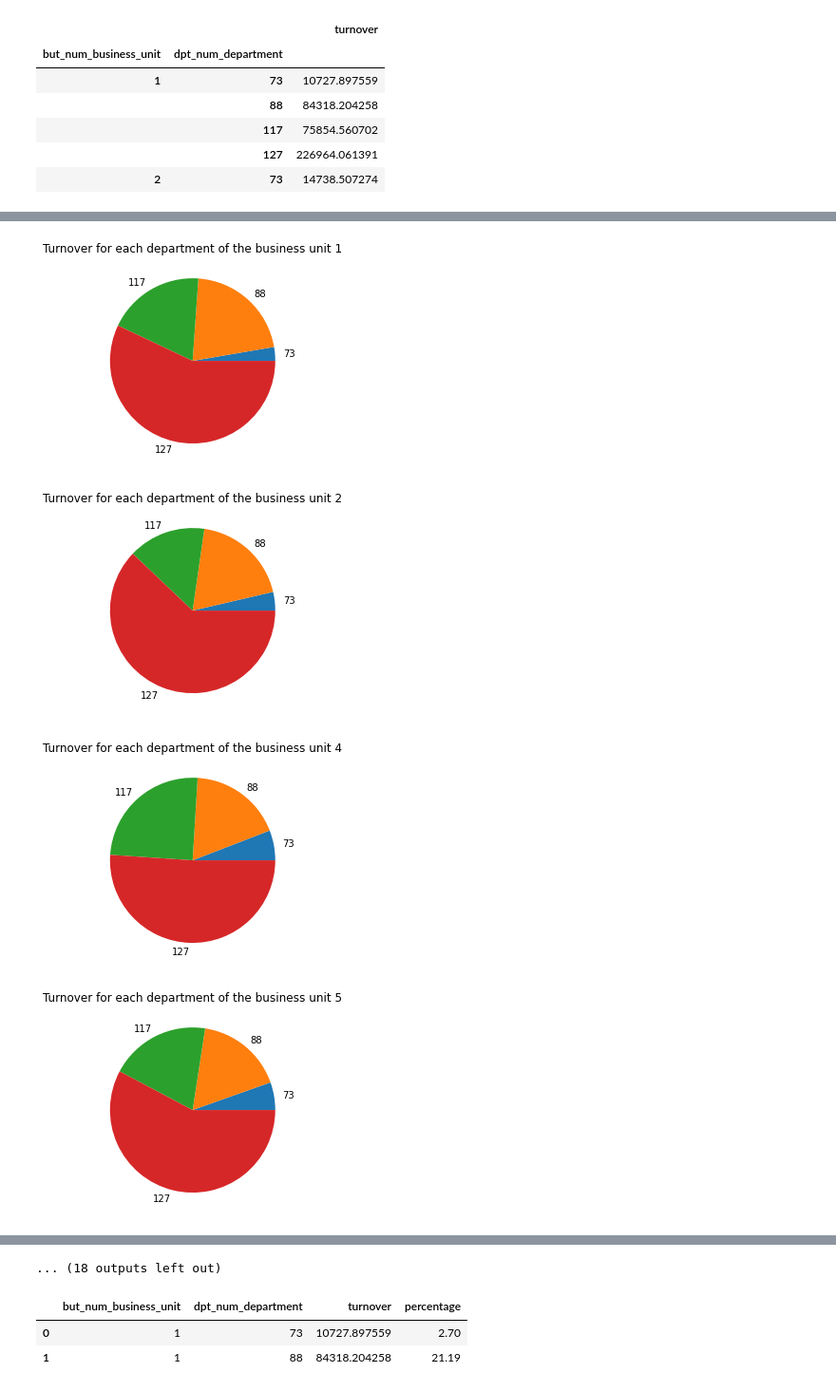
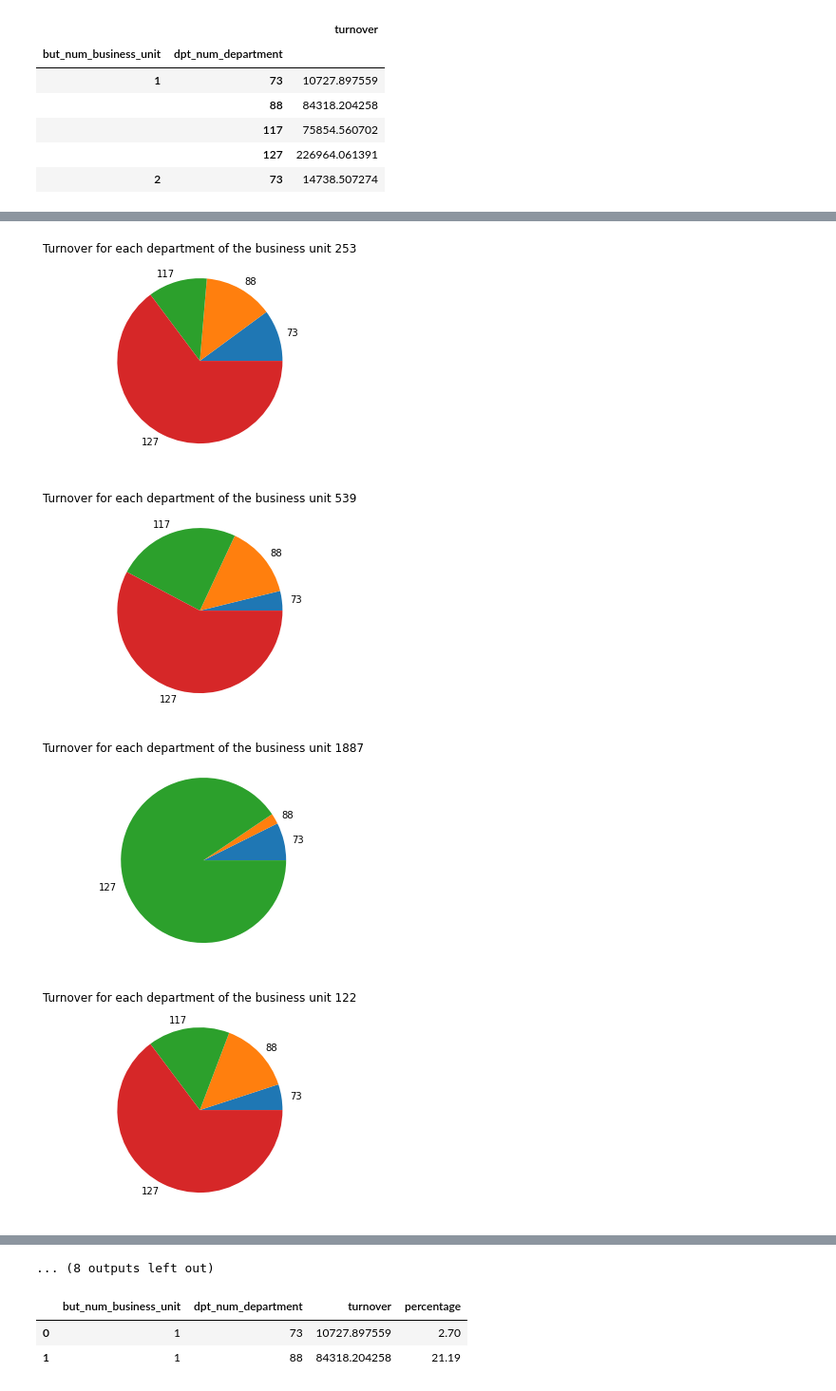
Before and after one commit to louisvilpoux/decathlon_interview, a Jupyter notebook: forecast.ipynb, the cells around one changed output, grey strips where cells are left out. Shown at 95% size. Drawn from its saved outputs; the diff is of its cells as text; code cells hidden in the pictures.

Commit message:
business unit representation

```diff
--- a/forecast.ipynb
+++ b/forecast.ipynb
@@ -128,19 +143,15 @@ df_filt = df_sport_magasin_year.reset_index()
 # %%
 df_filt = df_filt[df_filt["percentage"].isnull()!=True]
 # %%
-for i, bu in enumerate(list(df_filt["but_num_business_unit"].unique())):
-    if i < 30:
-        #year = 2017
-        filt_bu = (df_filt["but_num_business_unit"]==bu)
-        #filt_year = (df_sport_magasin_year["year"]==year)
-        df_filt_plot = df_filt[filt_bu]
-        #df_ventes_filt_grouped = df_ventes_filt.groupby(["dpt_num_department","but_num_business_unit","year","month"]).sum().reset_index()
-        plt.figure(i)
-        plt.title(f"Turnover for each department of the business unit {bu}")
-        #sns.barplot(data=df_filt, x='dpt_num_department', y='turnover',palette="tab10")
-        plt.pie(df_filt_plot['percentage'],labels=df_filt_plot['dpt_num_department'])
+random_business_unit = random.sample(list(df_filt["but_num_business_unit"].unique()),20)
+for i, bu in enumerate(random_business_unit):
+    filt_bu = (df_filt["but_num_business_unit"]==bu)
+    df_filt_plot = df_filt[filt_bu]
+    plt.figure(i)
+    plt.title(f"Turnover for each department of the business unit {bu}")
+    plt.pie(df_filt_plot['percentage'],labels=df_filt_plot['dpt_num_department'])
 # %% [output]
-[figure, old version]
+[figure, new version]
-[figure, old version]
+[figure, new version]
-[figure, old version]
+[figure, new version]
-[figure, old version]
+[figure, new version]
@@ -155,4 +166,4 @@ for i, bu in enumerate(list(df_filt["but_num_business_unit"].unique())):
-... (18 outputs left out)
+... (8 outputs left out)
 # %%
 # from the plot above, we can conclude that for all the business unit, the sport representation of each
 # department in the yearly turnover of the business units is very similar.
```
Also changed, not shown: parts of 20 cells of this notebook.
